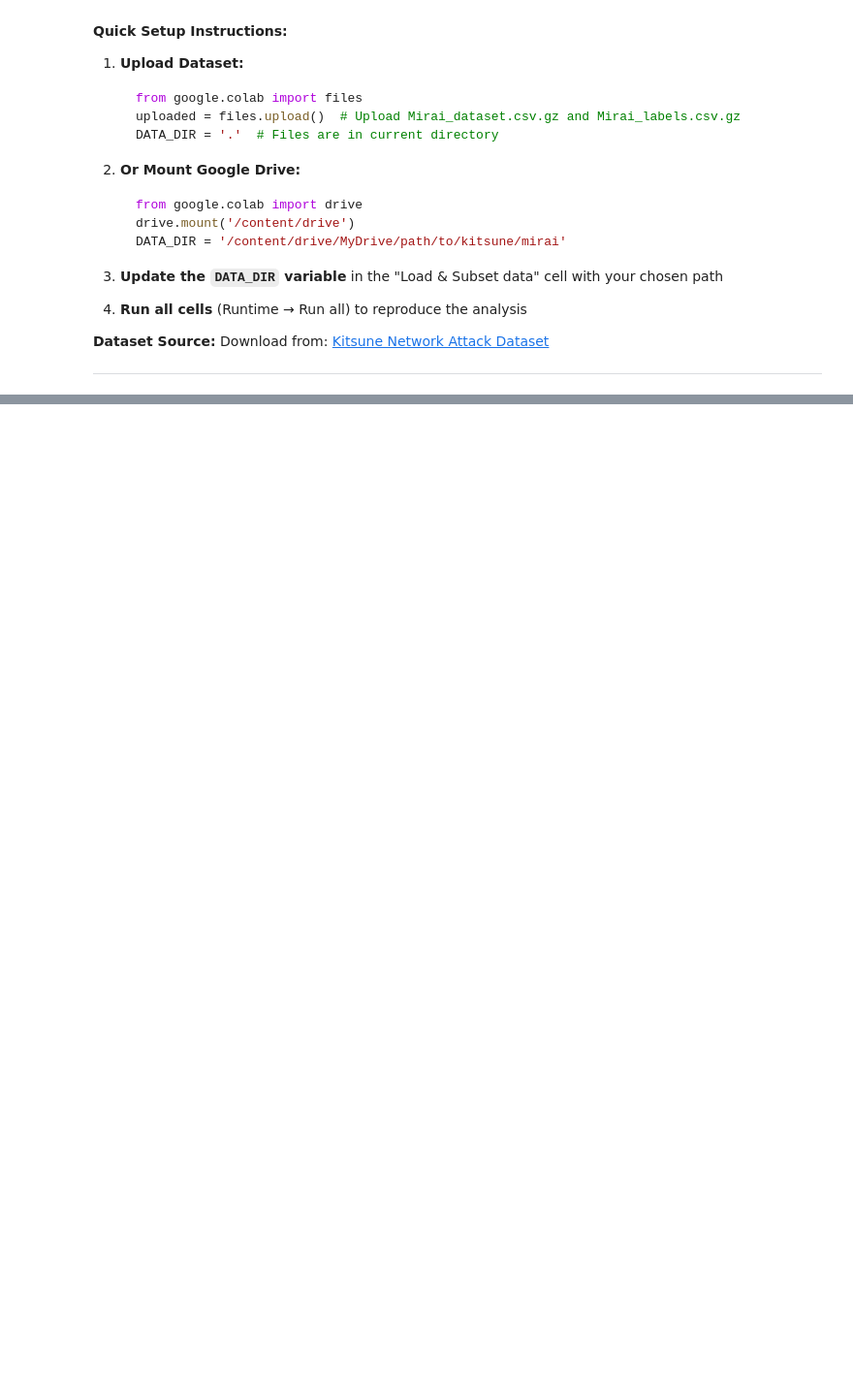
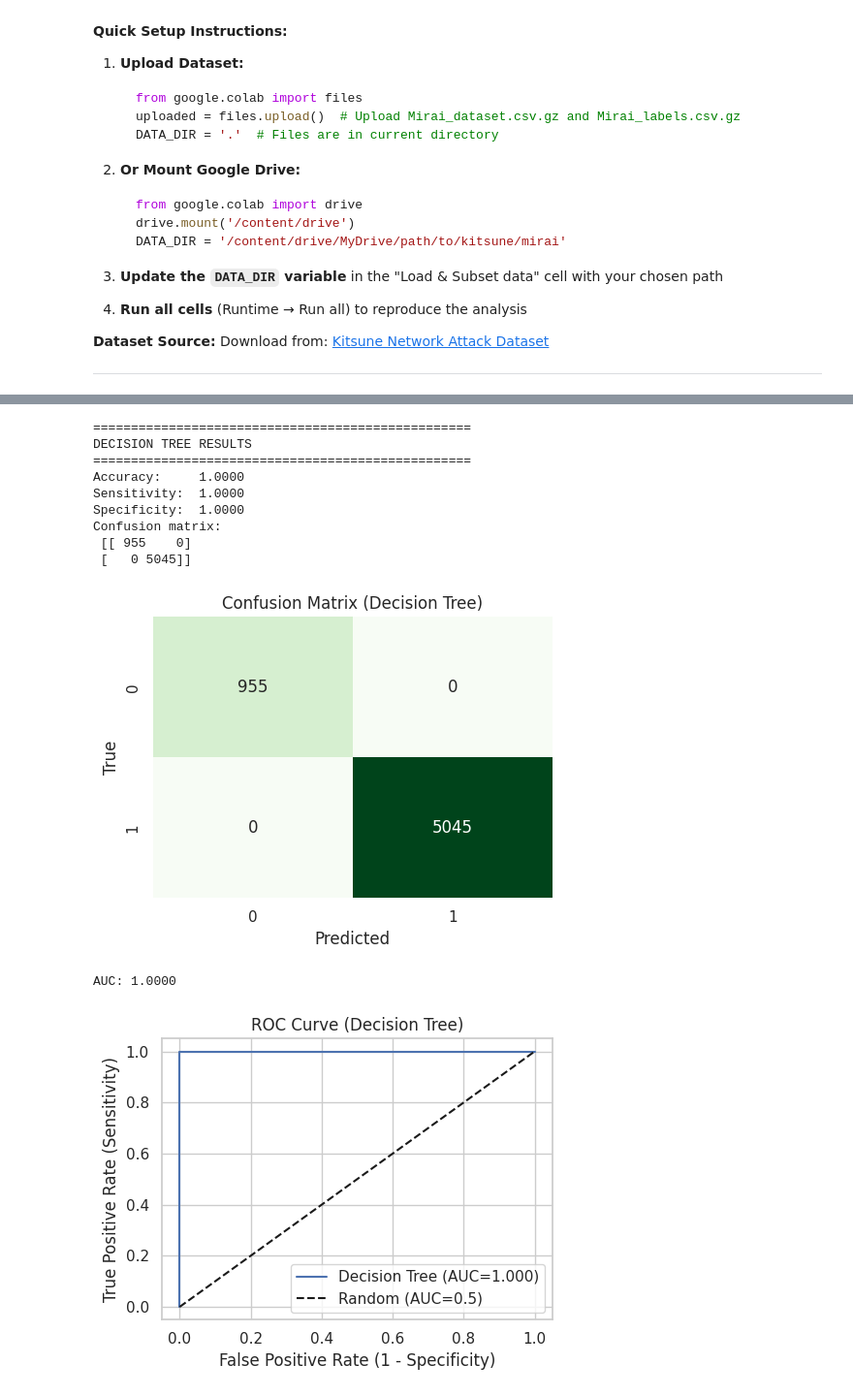
Before and after one commit to omniV1/GCU_SWE_2023-2025, a Jupyter notebook: AIT-104-Data-mining-machine-learning/Code Projects/Classification/Classificaition_model.ipynb, the cells around one changed output, grey strips where cells are left out. Shown at 97% size. Drawn from its saved outputs; the diff is of its cells as text; code cells hidden in the pictures; blank space fills up the shorter version.

```diff
--- a/AIT-104-Data-mining-machine-learning/Code Projects/Classification/Classificaition_model.ipynb
+++ b/AIT-104-Data-mining-machine-learning/Code Projects/Classification/Classificaition_model.ipynb
@@ -109,7 +110,7 @@ Packages loaded.
 
 # Paths to Kitsune Mirai features and labels (packet-level classification)
 # Update this path if running locally or on Colab with different directory structure
-DATA_DIR = '/run/media/omniv1/T7/GCU_SWE_2023-2025/AIT-104-Data-mining-machine-learning/Code Projects/Classification/kitsune+network+attack+dataset/mirai'
+DATA_DIR = '/run/media/omniv/T7/GCU_SWE_2023-2025/AIT-104-Data-mining-machine-learning/Code Projects/Classification/kitsune+network+attack+dataset/mirai'
 feat_path = os.path.join(DATA_DIR, 'Mirai_dataset.csv.gz')
 lab_path = os.path.join(DATA_DIR, 'Mirai_labels.csv.gz')
 
@@ -312,0 +394,56 @@ Download from: [Kitsune Network Attack Dataset](https://archive.ics.uci.edu/ml/d
+# %%
+# 7–9) Decision Tree Results: confusion matrix, accuracy, sensitivity, specificity
+# Compute metrics for Decision Tree
+dt_acc = accuracy_score(y_test, dt_y_pred)
+dt_cm = confusion_matrix(y_test, dt_y_pred)
+
+# Calculate sensitivity and specificity
+dt_TN, dt_FP, dt_FN, dt_TP = dt_cm.ravel()
+dt_sensitivity = dt_TP / (dt_TP + dt_FN) if (dt_TP + dt_FN) else 0.0
+dt_specificity = dt_TN / (dt_TN + dt_FP) if (dt_TN + dt_FP) else 0.0
+
+print('='*50)
+print('DECISION TREE RESULTS')
+print('='*50)
+print(f'Accuracy:     {dt_acc:.4f}')
+print(f'Sensitivity:  {dt_sensitivity:.4f}')
+print(f'Specificity:  {dt_specificity:.4f}')
+print('Confusion matrix:\n', dt_cm)
+
+# Visualize Decision Tree confusion matrix
+plt.figure(figsize=(5,4))
+sns.heatmap(dt_cm, annot=True, fmt='d', cmap='Greens', cbar=False)
+plt.xlabel('Predicted')
+plt.ylabel('True')
+plt.title('Confusion Matrix (Decision Tree)')
+plt.tight_layout()
+plt.show()
+
+# ROC / AUC for Decision Tree
+dt_fpr, dt_tpr, dt_thr = roc_curve(y_test, dt_y_proba)
+dt_auc = roc_auc_score(y_test, dt_y_proba)
+print(f'AUC: {dt_auc:.4f}')
+
+# Plot ROC curve
+plt.figure(figsize=(5,4))
+plt.plot(dt_fpr, dt_tpr, label=f'Decision Tree (AUC={dt_auc:.3f})')
+plt.plot([0,1],[0,1], 'k--', label='Random (AUC=0.5)')
+plt.xlabel('False Positive Rate (1 - Specificity)')
+plt.ylabel('True Positive Rate (Sensitivity)')
+plt.title('ROC Curve (Decision Tree)')
+plt.legend(loc='lower right')
+plt.tight_layout()
+plt.show()
+# %% [output]
+==================================================
+DECISION TREE RESULTS
+==================================================
+Accuracy:     1.0000
+Sensitivity:  1.0000
+Specificity:  1.0000
+Confusion matrix:
+ [[ 955    0]
+ [   0 5045]]
+[figure, added]
+AUC: 1.0000
+[figure, added]
```
Also changed, not shown: parts of 16 cells of this notebook, 14 other files.
